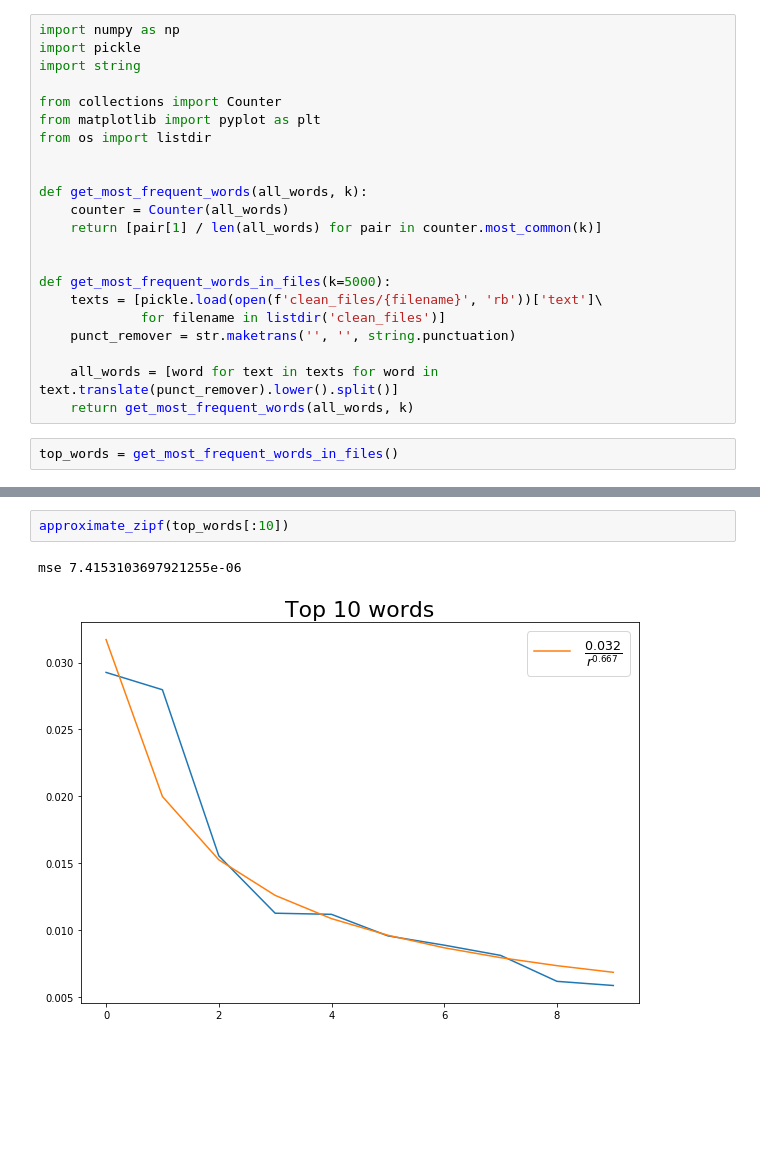
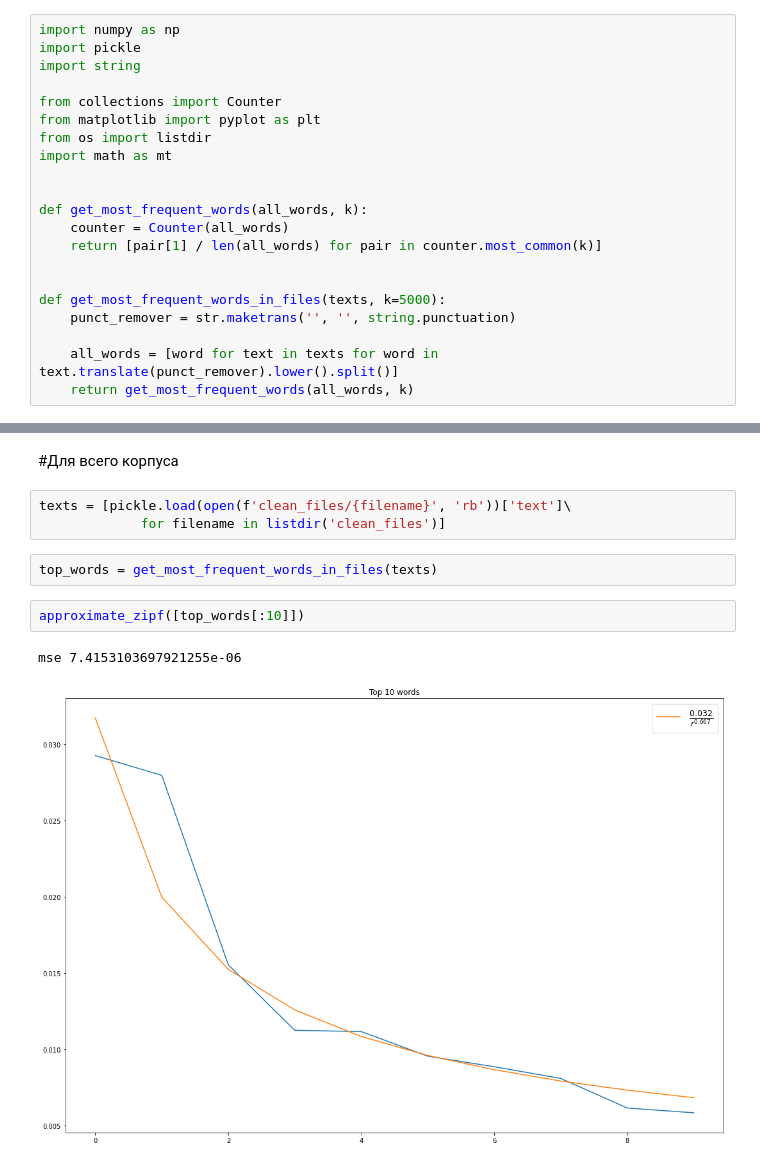
Before and after one commit to MikeLepekhin/habr_topic_classification, a Jupyter notebook: check_zipf_law.ipynb, the cells around one changed output, grey strips where cells are left out. Drawn from its saved outputs; the diff is of its cells as text; blank space fills up the shorter version.

```diff
--- a/check_zipf_law.ipynb
+++ b/check_zipf_law.ipynb
@@ -6,6 +6,7 @@ import string
 from collections import Counter
 from matplotlib import pyplot as plt
 from os import listdir
+import math as mt
 
 
 def get_most_frequent_words(all_words, k):
@@ -13,13 +14,9 @@ def get_most_frequent_words(all_words, k):
     return [pair[1] / len(all_words) for pair in counter.most_common(k)]
 
 
-def get_most_frequent_words_in_files(k=5000):
-    texts = [pickle.load(open(f'clean_files/{filename}', 'rb'))['text']\
-             for filename in listdir('clean_files')]
+def get_most_frequent_words_in_files(texts, k=5000):
     punct_remover = str.maketrans('', '', string.punctuation)
 
     all_words = [word for text in texts for word in text.translate(punct_remover).lower().split()]
     return get_most_frequent_words(all_words, k)
-# %%
-top_words = get_most_frequent_words_in_files()
 # %%
@@ -47,7 +60,14 @@ def approximate_zipf(freqs):
     plt.show()
+# %% [markdown]
+#Для всего корпуса
+# %%
+texts = [pickle.load(open(f'clean_files/{filename}', 'rb'))['text']\
+             for filename in listdir('clean_files')]
+# %%
+top_words = get_most_frequent_words_in_files(texts)
 # %%
-approximate_zipf(top_words[:10])
+approximate_zipf([top_words[:10]])
 # %% [output]
 mse 7.4153103697921255e-06
-[figure, old version]
+[figure, new version]
 # %%
```
Also changed, not shown: parts of 14 cells of this notebook.
